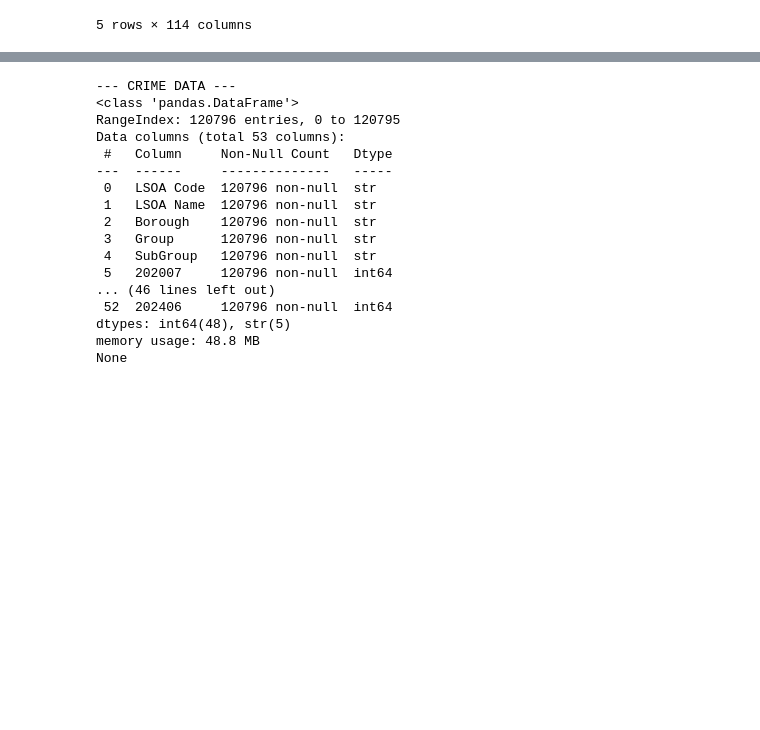
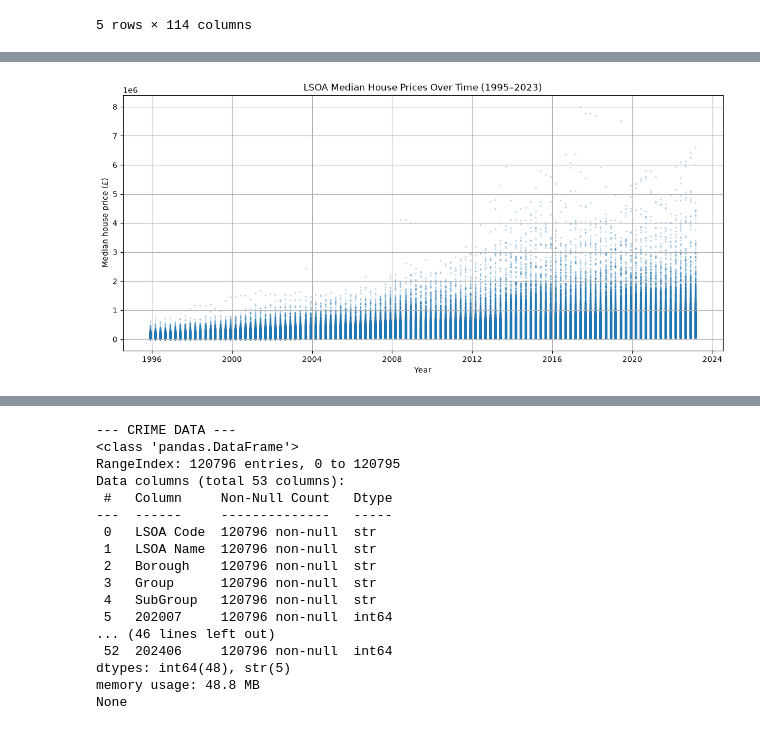
Before and after one commit to RaquelCG1/London-House-Prices-Crime-IMD-transport, a Jupyter notebook: London_Neighbourhood_Analysis.ipynb, the cells around one changed output, grey strips where cells are left out. Drawn from its saved outputs; the diff is of its cells as text; code cells hidden in the pictures; blank space fills up the shorter version.

```diff
--- a/London_Neighbourhood_Analysis.ipynb
+++ b/London_Neighbourhood_Analysis.ipynb
@@ -136,0 +164,13 @@ None
+# %%
+# Identify price columns
+price_cols = prices_df.columns[4:]
+
+# Replace ONS missing value marker ":" with NaN and convert to numeric
+prices_df[price_cols] = (
+    prices_df[price_cols]
+    .replace(':', np.nan)
+    .apply(pd.to_numeric)
+)
+
+# Check dtypes
+prices_df.dtypes
@@ -136,0 +231,41 @@ None
+# %%
+# Identify price columns
+price_cols = [col for col in prices_df.columns if col.startswith("Year ending")]
+
+# Convert from wide to long format
+prices_long = prices_df.melt(
+    id_vars=["Local authority code", "Local authority name", "LSOA code", "LSOA name"],
+    value_vars=price_cols,
+    var_name="Date",
+    value_name="Median price"
+)
+
+# Convert date column to datetime
+prices_long["Date"] = (
+    prices_long["Date"]
+    .str.replace("Year ending ", "")
+)
+
+prices_long["Date"] = pd.to_datetime(
+    prices_long["Date"],
+    format="%b %Y"
+)
+
+# Plot scatter
+plt.figure(figsize=(14,6))
+
+plt.scatter(
+    prices_long["Date"],
+    prices_long["Median price"],
+    s=2,
+    alpha=0.2
+)
+
+plt.xlabel("Year")
+plt.ylabel("Median house price (£)")
+plt.title("LSOA Median House Prices Over Time (1995–2023)")
+
+plt.grid(True)
+plt.show()
+# %% [output]
+[figure, added]
```
Also changed, not shown: parts of 40 cells of this notebook, 1 other file.
